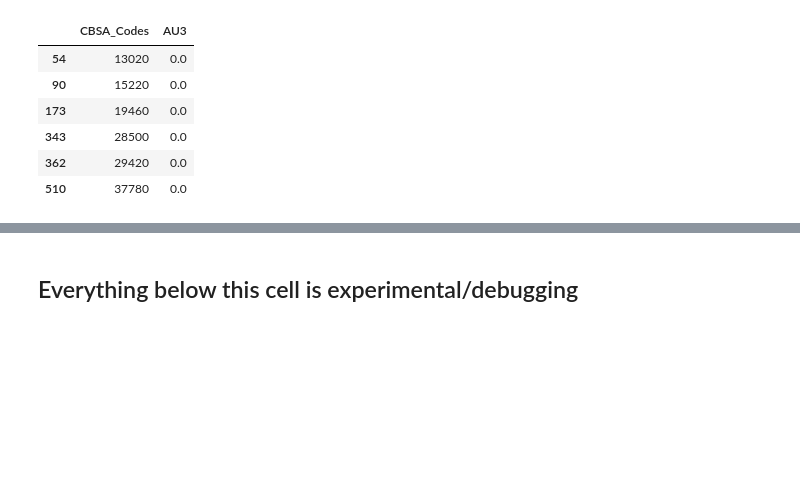
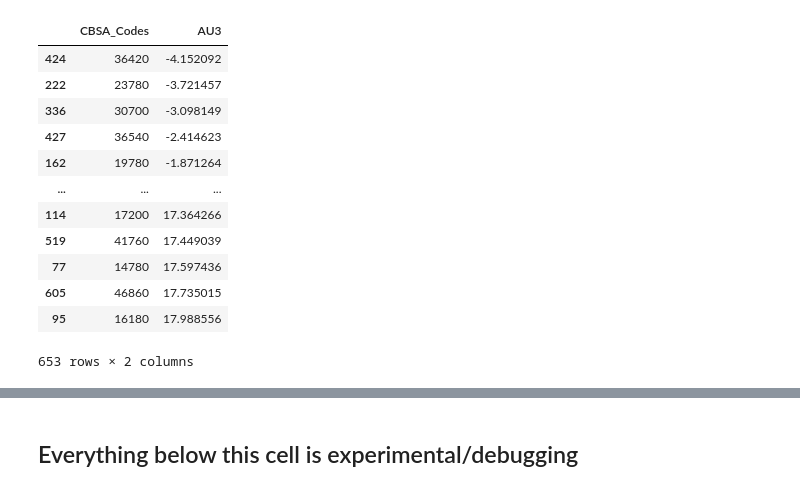
Before and after one commit to agupta01/ds3-zillow, a Jupyter notebook: recessioneffect_2.ipynb, the cells around one changed output, grey strips where cells are left out. Cells and saved outputs as stored; diff of their text form; code cells hidden in the pictures; blank space fills up the shorter version.

```diff
--- a/recessioneffect_2.ipynb
+++ b/recessioneffect_2.ipynb
@@ -235,13 +275,19 @@ cbsa_codes = [m['CBSA_Code'].iloc[0] for m in metro]
 
 final_metro = pd.DataFrame(data={"CBSA_Codes": cbsa_codes, "AU3": adjusted_outputs})
 final_metro.to_csv("AU3_results.csv")
-# %%
-final_metro[final_metro.AU3 == 0]
-# %% [output]
-|  | CBSA_Codes | AU3 |
-| 54 | 13020 | 0.0 |
-| 90 | 15220 | 0.0 |
-| 173 | 19460 | 0.0 |
-| 343 | 28500 | 0.0 |
-| 362 | 29420 | 0.0 |
-| 510 | 37780 | 0.0 |
+# %%
+final_metro.sort_values('AU3', ascending=True)
+# %% [output]
+|  | CBSA_Codes | AU3 |
+| 424 | 36420 | -4.152092 |
+| 222 | 23780 | -3.721457 |
+| 336 | 30700 | -3.098149 |
+| 427 | 36540 | -2.414623 |
+| 162 | 19780 | -1.871264 |
+| ... | ... | ... |
+| 114 | 17200 | 17.364266 |
+| 519 | 41760 | 17.449039 |
+| 77 | 14780 | 17.597436 |
+| 605 | 46860 | 17.735015 |
+| 95 | 16180 | 17.988556 |
+653 rows × 2 columns
```
Also changed, not shown: parts of 15 cells of this notebook, 3 other files.
